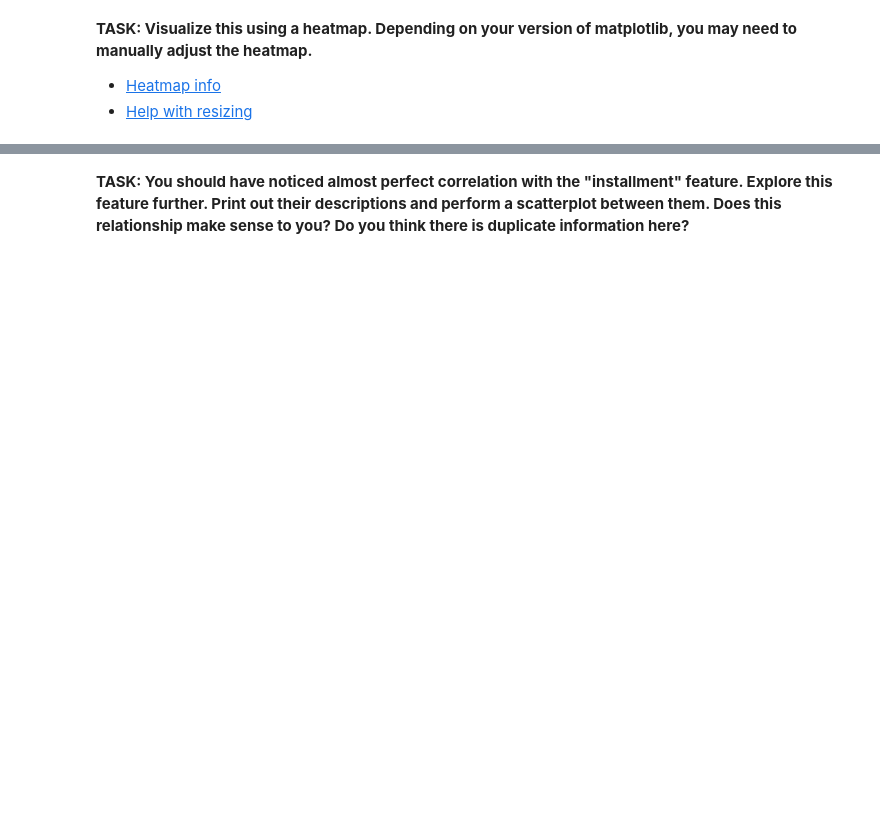
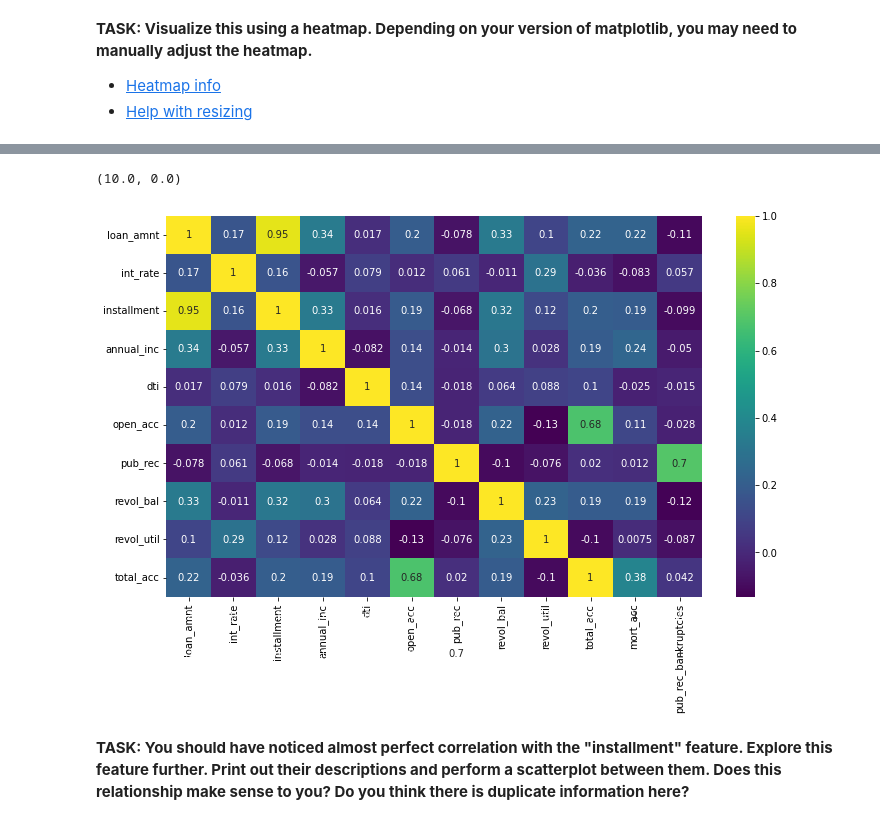
Before and after one commit to xkrystiandutka/DataScience, a Jupyter notebook: NeuralNetworks&DeepLearning/KerasProjectExercise.ipynb, the cells around one changed output, grey strips where cells are left out. Saved outputs shown, nothing was run; the diff lists cells and outputs as text; code cells hidden in the pictures; blank space fills up the shorter version.

```diff
--- a/NeuralNetworks&DeepLearning/KerasProjectExercise.ipynb
+++ b/NeuralNetworks&DeepLearning/KerasProjectExercise.ipynb
@@ -287,2 +279,9 @@ memory usage: 81.6+ MB
+# %%
+plt.figure(figsize=(12,7))
+sns.heatmap(df.corr(), annot=True, cmap='viridis')
+plt.ylim(10,0)
+# %% [output]
+(10.0, 0.0)
+[figure, added]
 # %% [markdown]
 **TASK: You should have noticed almost perfect correlation with the "installment" feature. Explore this feature further. Print out their descriptions and perform a scatterplot between them. Does this relationship make sense to you? Do you think there is duplicate information here?**
```
Also changed, not shown: parts of 51 cells of this notebook.
